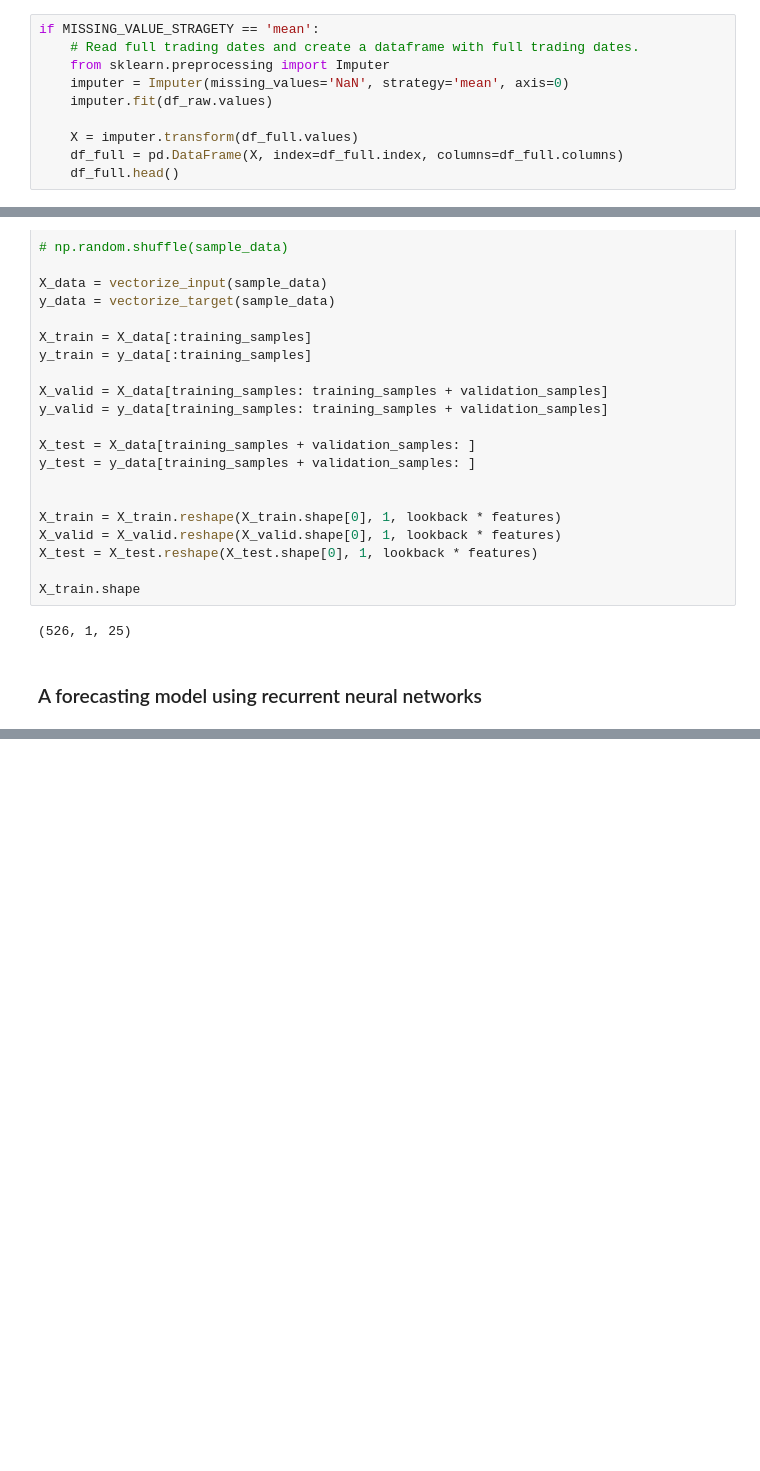
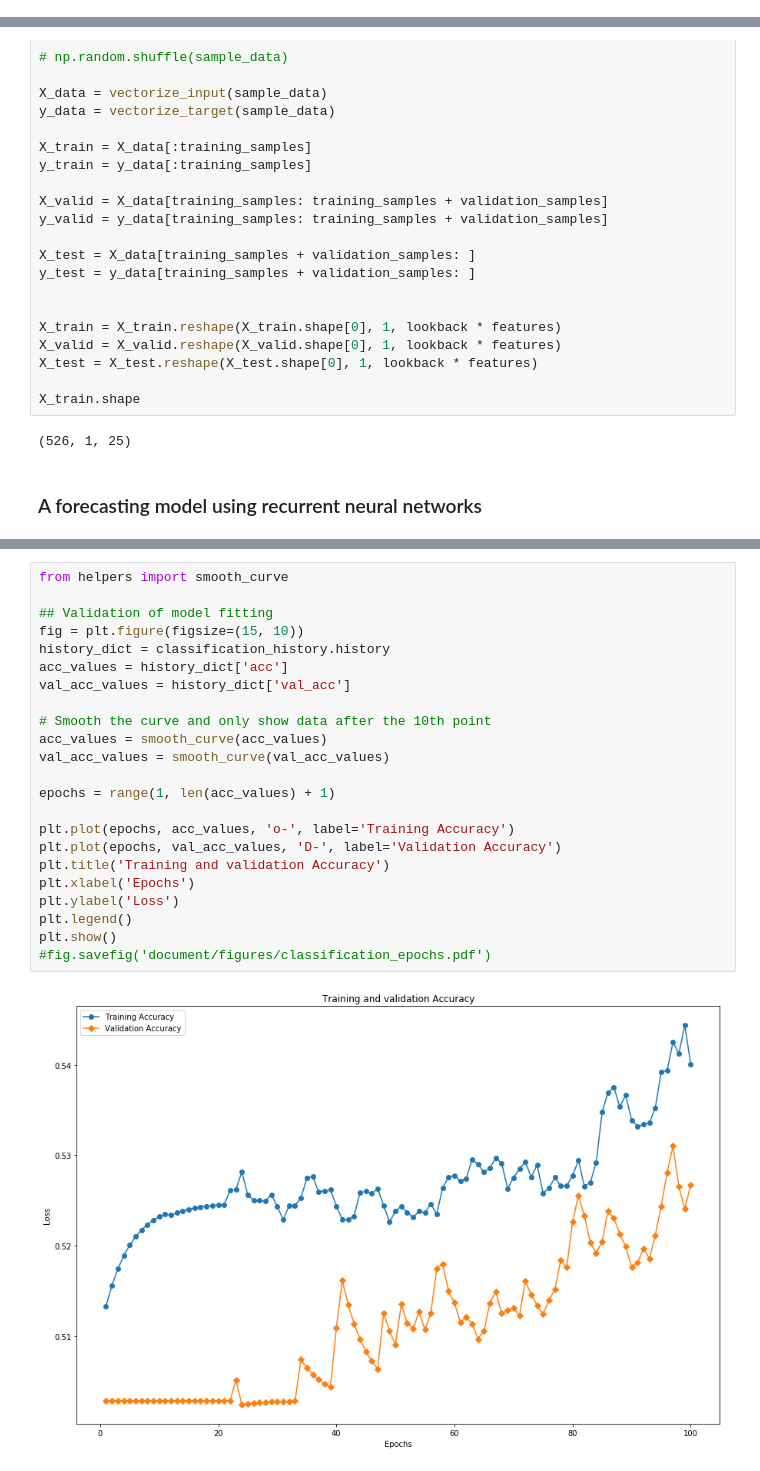
Before and after one commit to chuanwuliu/stock-forecasting, a Jupyter notebook: forecasting.ipynb, the cells around one changed output, grey strips where cells are left out. Saved outputs shown, nothing was run; the diff lists cells and outputs as text; blank space fills up the shorter version.

```diff
--- a/forecasting.ipynb
+++ b/forecasting.ipynb
@@ -76,10 +110,0 @@ if MISSING_VALUE_STRAGETY == 'mean':
-# %%
-if MISSING_VALUE_STRAGETY == 'mean':
-    # Read full trading dates and create a dataframe with full trading dates.
-    from sklearn.preprocessing import Imputer
-    imputer = Imputer(missing_values='NaN', strategy='mean', axis=0)
-    imputer.fit(df_raw.values)
-
-    X = imputer.transform(df_full.values)
-    df_full = pd.DataFrame(X, index=df_full.index, columns=df_full.columns)
-    df_full.head()
@@ -325,3 +360,28 @@ Epoch 100/100
+# %%
+from helpers import smooth_curve
+
+## Validation of model fitting
+fig = plt.figure(figsize=(15, 10))
+history_dict = classification_history.history
+acc_values = history_dict['acc']
+val_acc_values = history_dict['val_acc']
+
+# Smooth the curve and only show data after the 10th point
+acc_values = smooth_curve(acc_values)
+val_acc_values = smooth_curve(val_acc_values)
+
+epochs = range(1, len(acc_values) + 1)
+
+plt.plot(epochs, acc_values, 'o-', label='Training Accuracy')
+plt.plot(epochs, val_acc_values, 'D-', label='Validation Accuracy')
+plt.title('Training and validation Accuracy')
+plt.xlabel('Epochs')
+plt.ylabel('Loss')
+plt.legend()
+plt.show()
+#fig.savefig('document/figures/classification_epochs.pdf')
+# %% [output]
+[figure, added]
 # %%
 test_labels_pred = classifier.predict(X_test).reshape(-1) > 0.5
 classification_accuracy = np.sum(test_labels_pred == test_labels) / len(test_labels)
```
Also changed, not shown: parts of 20 cells of this notebook, 1 other file.
